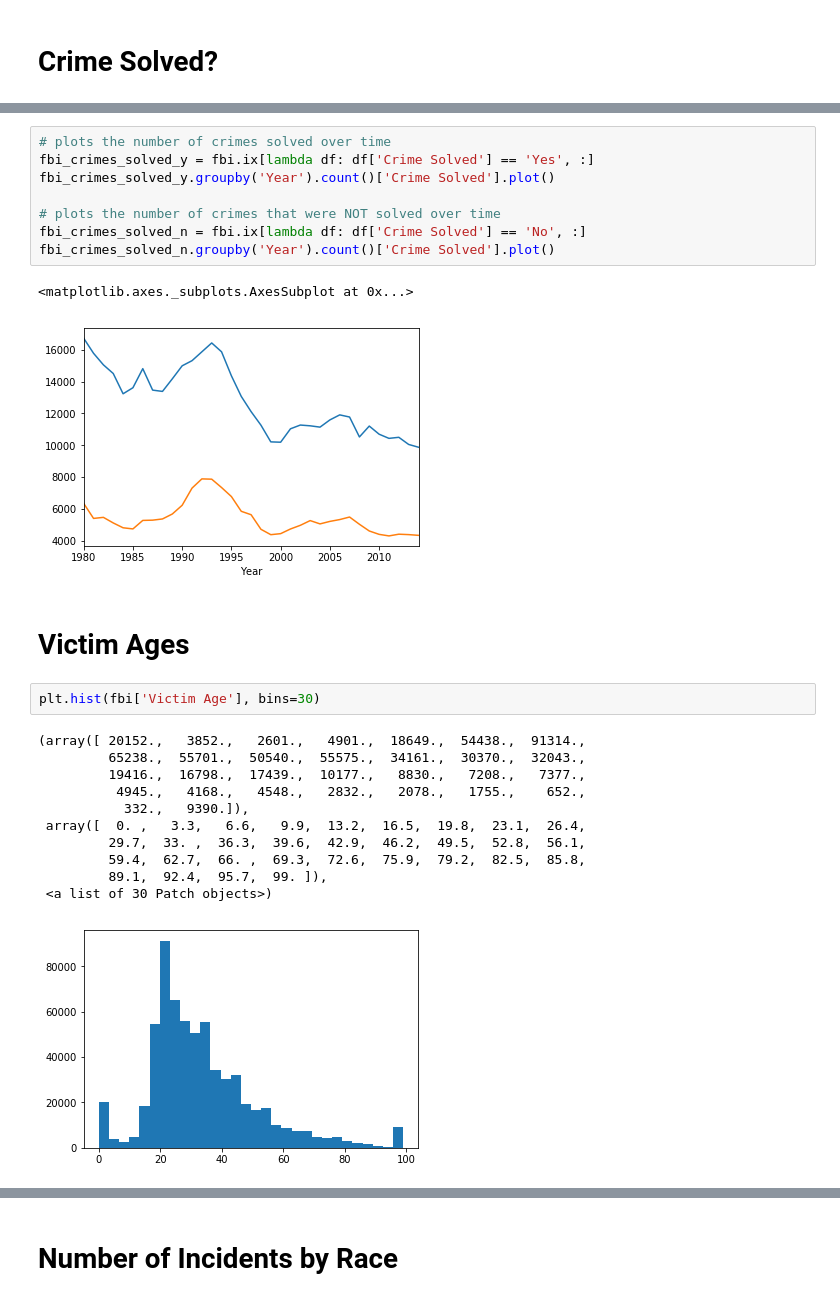
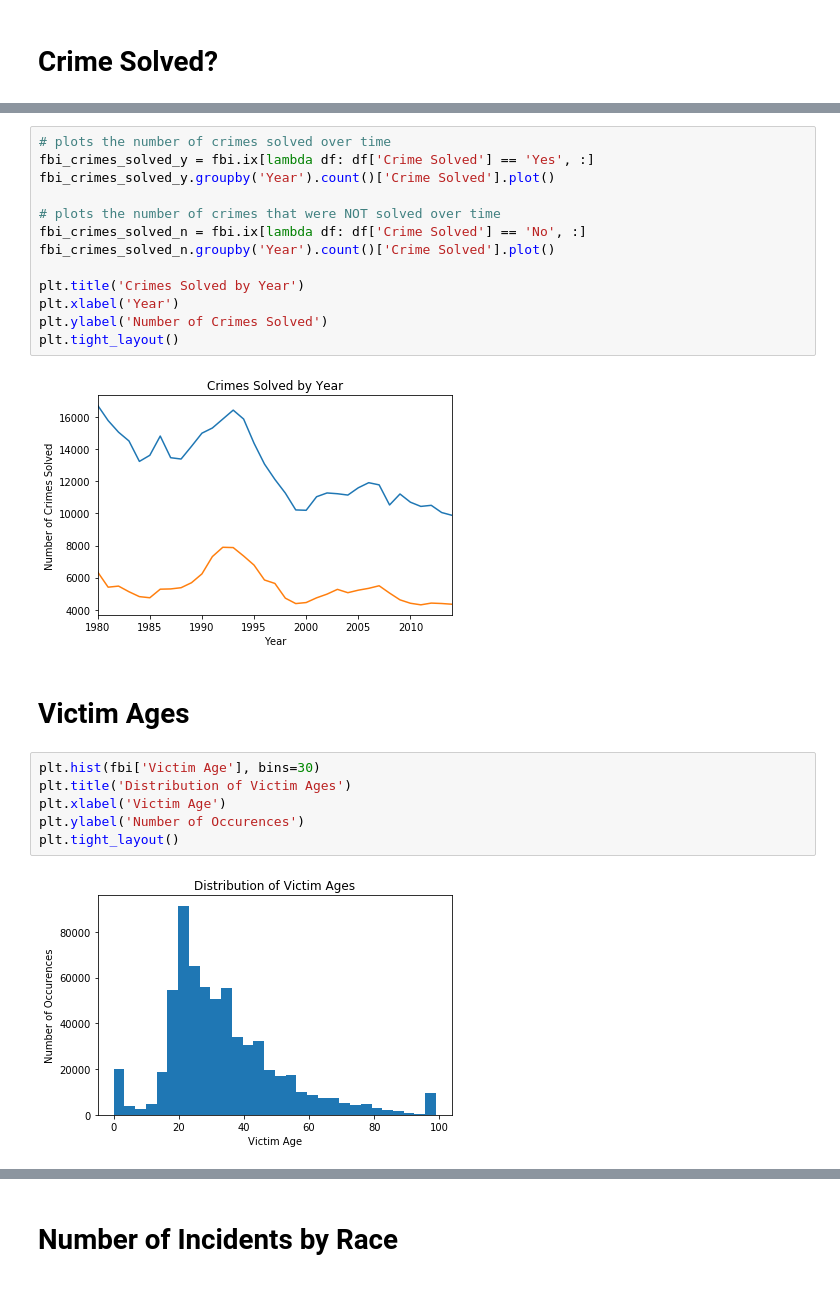
Before and after one commit to WolfgangHall/thinkful_ds_prep, a Jupyter notebook: capstone/capstone_project.ipynb, the cells around one changed output, grey strips where cells are left out. Cells and saved outputs as stored; diff of their text form.

```diff
--- a/capstone/capstone_project.ipynb
+++ b/capstone/capstone_project.ipynb
@@ -111,24 +121,22 @@ fbi_crimes_solved_y.groupby('Year').count()['Crime Solved'].plot()
 # plots the number of crimes that were NOT solved over time
 fbi_crimes_solved_n = fbi.ix[lambda df: df['Crime Solved'] == 'No', :]
 fbi_crimes_solved_n.groupby('Year').count()['Crime Solved'].plot()
+
+plt.title('Crimes Solved by Year')
+plt.xlabel('Year')
+plt.ylabel('Number of Crimes Solved')
+plt.tight_layout()
 # %% [output]
-<matplotlib.axes._subplots.AxesSubplot at 0x...>
-[figure, old version]
+[figure, new version]
 # %% [markdown]
 # Victim Ages
 # %%
 plt.hist(fbi['Victim Age'], bins=30)
+plt.title('Distribution of Victim Ages')
+plt.xlabel('Victim Age')
+plt.ylabel('Number of Occurences')
+plt.tight_layout()
 # %% [output]
-(array([ 20152.,   3852.,   2601.,   4901.,  18649.,  54438.,  91314.,
-         65238.,  55701.,  50540.,  55575.,  34161.,  30370.,  32043.,
-         19416.,  16798.,  17439.,  10177.,   8830.,   7208.,   7377.,
-          4945.,   4168.,   4548.,   2832.,   2078.,   1755.,    652.,
-           332.,   9390.]),
- array([  0. ,   3.3,   6.6,   9.9,  13.2,  16.5,  19.8,  23.1,  26.4,
-         29.7,  33. ,  36.3,  39.6,  42.9,  46.2,  49.5,  52.8,  56.1,
-         59.4,  62.7,  66. ,  69.3,  72.6,  75.9,  79.2,  82.5,  85.8,
-         89.1,  92.4,  95.7,  99. ]),
- <a list of 30 Patch objects>)
-[figure, old version]
+[figure, new version]
 # %%
 plt.boxplot(fbi['Victim Age'])
```
Also changed, not shown: parts of 33 cells of this notebook.
